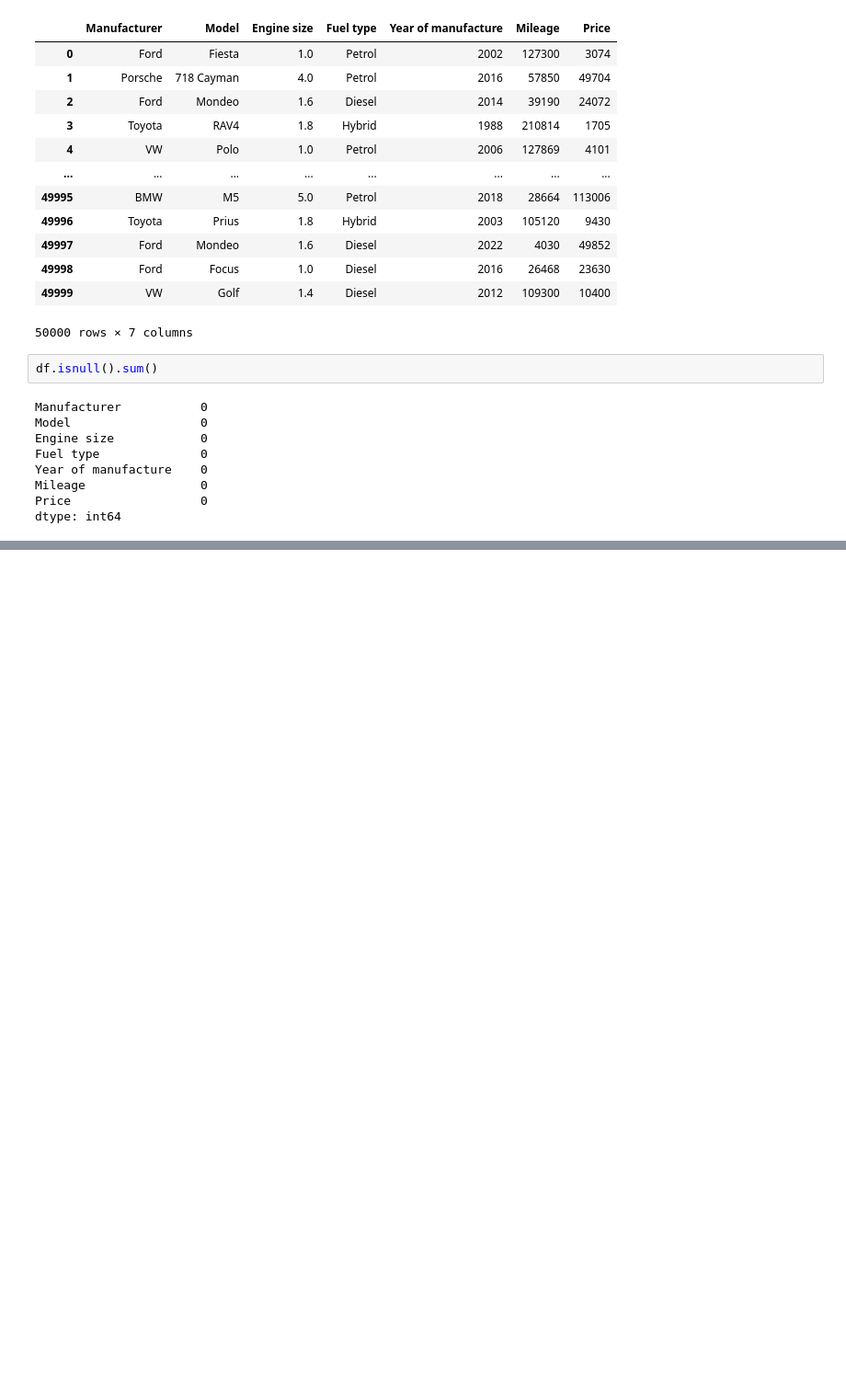
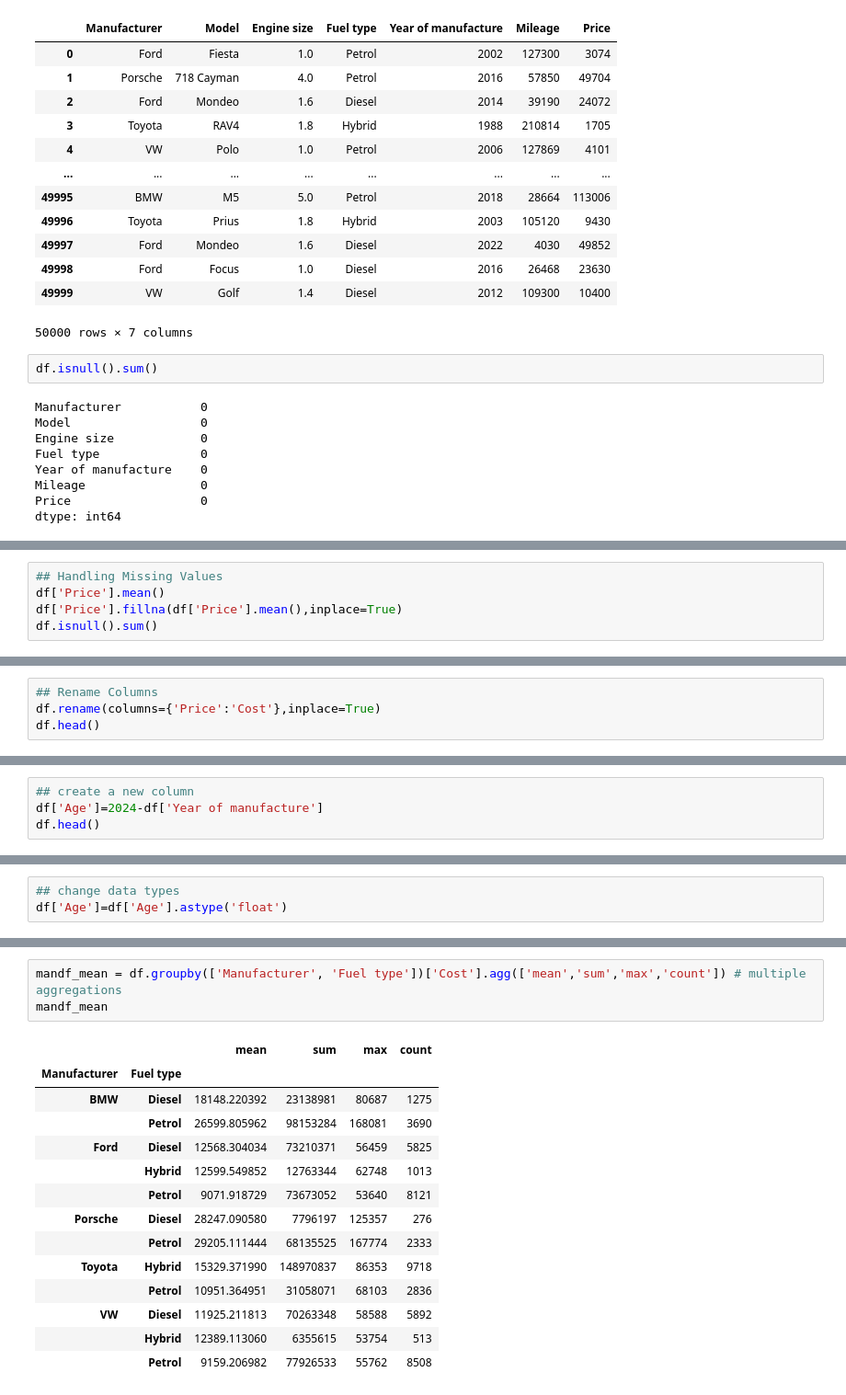
Before and after one commit to broly18814/my-codes, a Jupyter notebook: DataManipulation.ipynb, the cells around one changed output, grey strips where cells are left out. Shown at 92% size. Cells and saved outputs as stored; diff of their text form; blank space fills up the shorter version.

```diff
--- a/DataManipulation.ipynb
+++ b/DataManipulation.ipynb
@@ -32,0 +63,5 @@ dtype: int64
+# %%
+## Handling Missing Values
+df['Price'].mean()
+df['Price'].fillna(df['Price'].mean(),inplace=True)
+df.isnull().sum()
@@ -32,0 +83,4 @@ dtype: int64
+# %%
+## Rename Columns
+df.rename(columns={'Price':'Cost'},inplace=True)
+df.head()
@@ -32,0 +105,4 @@ dtype: int64
+# %%
+## create a new column
+df['Age']=2024-df['Year of manufacture']
+df.head()
@@ -32,0 +128,3 @@ dtype: int64
+# %%
+## change data types
+df['Age']=df['Age'].astype('float')
@@ -32,0 +182,18 @@ dtype: int64
+# %%
+mandf_mean = df.groupby(['Manufacturer', 'Fuel type'])['Cost'].agg(['mean','sum','max','count']) # multiple aggregations
+mandf_mean
+# %% [output]
+|  |  | mean | sum | max | count |
+| Manufacturer | Fuel type |  |  |  |  |
+| BMW | Diesel | 18148.220392 | 23138981 | 80687 | 1275 |
+|  | Petrol | 26599.805962 | 98153284 | 168081 | 3690 |
+| Ford | Diesel | 12568.304034 | 73210371 | 56459 | 5825 |
+|  | Hybrid | 12599.549852 | 12763344 | 62748 | 1013 |
+|  | Petrol | 9071.918729 | 73673052 | 53640 | 8121 |
+| Porsche | Diesel | 28247.090580 | 7796197 | 125357 | 276 |
+|  | Petrol | 29205.111444 | 68135525 | 167774 | 2333 |
+| Toyota | Hybrid | 15329.371990 | 148970837 | 86353 | 9718 |
+|  | Petrol | 10951.364951 | 31058071 | 68103 | 2836 |
+| VW | Diesel | 11925.211813 | 70263348 | 58588 | 5892 |
+|  | Hybrid | 12389.113060 | 6355615 | 53754 | 513 |
+|  | Petrol | 9159.206982 | 77926533 | 55762 | 8508 |
```
Also changed, not shown: parts of 16 cells of this notebook, 3 other files.
